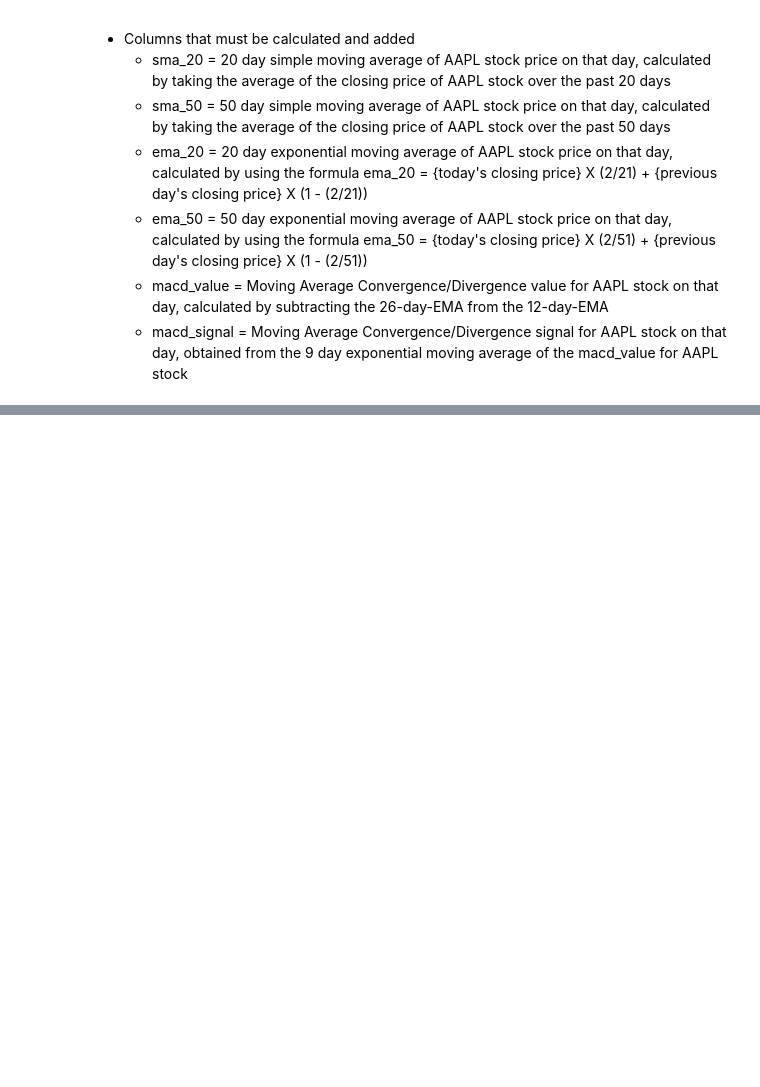
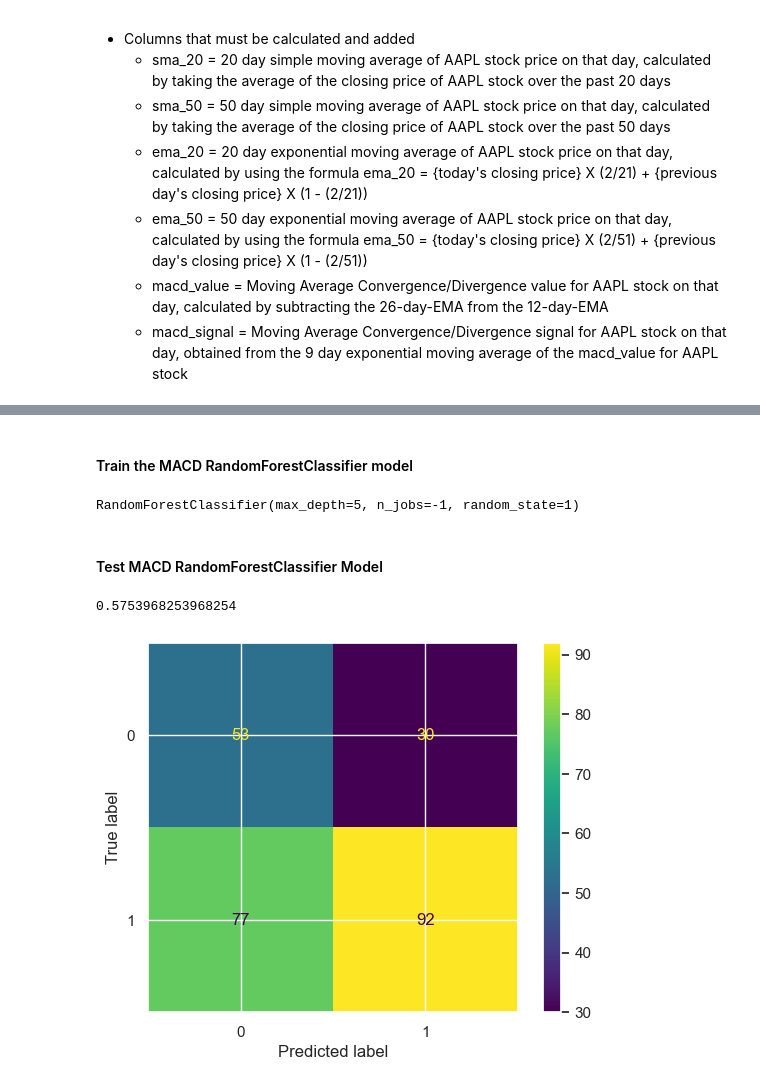
Before and after one commit to CodeLutetium/SC1015-Stock-Predictor, a Jupyter notebook: Playground/tech_indicators.ipynb, the cells around one changed output, grey strips where cells are left out. Cells and saved outputs as stored; diff of their text form; code cells hidden in the pictures; blank space fills up the shorter version.

```diff
--- a/Playground/tech_indicators.ipynb
+++ b/Playground/tech_indicators.ipynb
@@ -278,0 +338,4 @@ macd_fig.show()
+# %%
+macd_stock_df['macd_bs_signal'] = np.where(macd_stock_df['macd_value'] > macd_stock_df['macd_signal'], 1, 0)
+macd_stock_df = macd_stock_df[macd_stock_df['date'] >= start_date].reset_index(drop=True)
+macd_stock_df
@@ -278,0 +468,17 @@ macd_fig.show()
+# %%
+macd_train_index = int(len(macd_stock_df) * 0.8)
+macd_train = macd_stock_df[:macd_train_index]
+macd_x_train = macd_train.drop(columns=['macd_bs_signal', 'date'])
+macd_y_train = macd_train['macd_bs_signal']
+
+macd_test = macd_stock_df[macd_train_index:]
+macd_x_test = macd_test.drop(columns=['macd_bs_signal', 'date'])
+macd_y_test = macd_test['macd_bs_signal']
+
+print(f'''Shape of MACD Train: {macd_train.shape}
+Shape of MACD X Train: {macd_x_train.shape}
+Shape of MACD Y Train: {macd_y_train.shape}
+
+Shape of MACD Test: {macd_test.shape}
+Shape of MACD X Test: {macd_x_test.shape}
+Shape of MACD Y Test: {macd_y_test.shape}''')
@@ -278,0 +493,21 @@ macd_fig.show()
+# %% [markdown]
+#### Train the MACD RandomForestClassifier model
+# %%
+macd_randfor = RandomForestClassifier(n_jobs=-1, random_state=random_state, max_depth=5)
+macd_randfor.fit(X=macd_x_train, y=macd_y_train)
+# %% [output]
+RandomForestClassifier(max_depth=5, n_jobs=-1, random_state=1)
+# %% [markdown]
+#### Test MACD RandomForestClassifier Model
+# %%
+macd_pos_pred = macd_randfor.predict(macd_x_test)
+macd_randfor_accuracy = accuracy_score(macd_y_test, macd_pos_pred)
+print(macd_randfor_accuracy)
+# %% [output]
+0.5753968253968254
+# %%
+macd_pos_confmat = confusion_matrix(macd_y_test, macd_pos_pred)
+macd_pos_confmat_dp = ConfusionMatrixDisplay(macd_pos_confmat)
+macd_pos_confmat_dp.plot();
+# %% [output]
+[figure, added]
```
Also changed, not shown: parts of 55 cells of this notebook, 1 other file.
